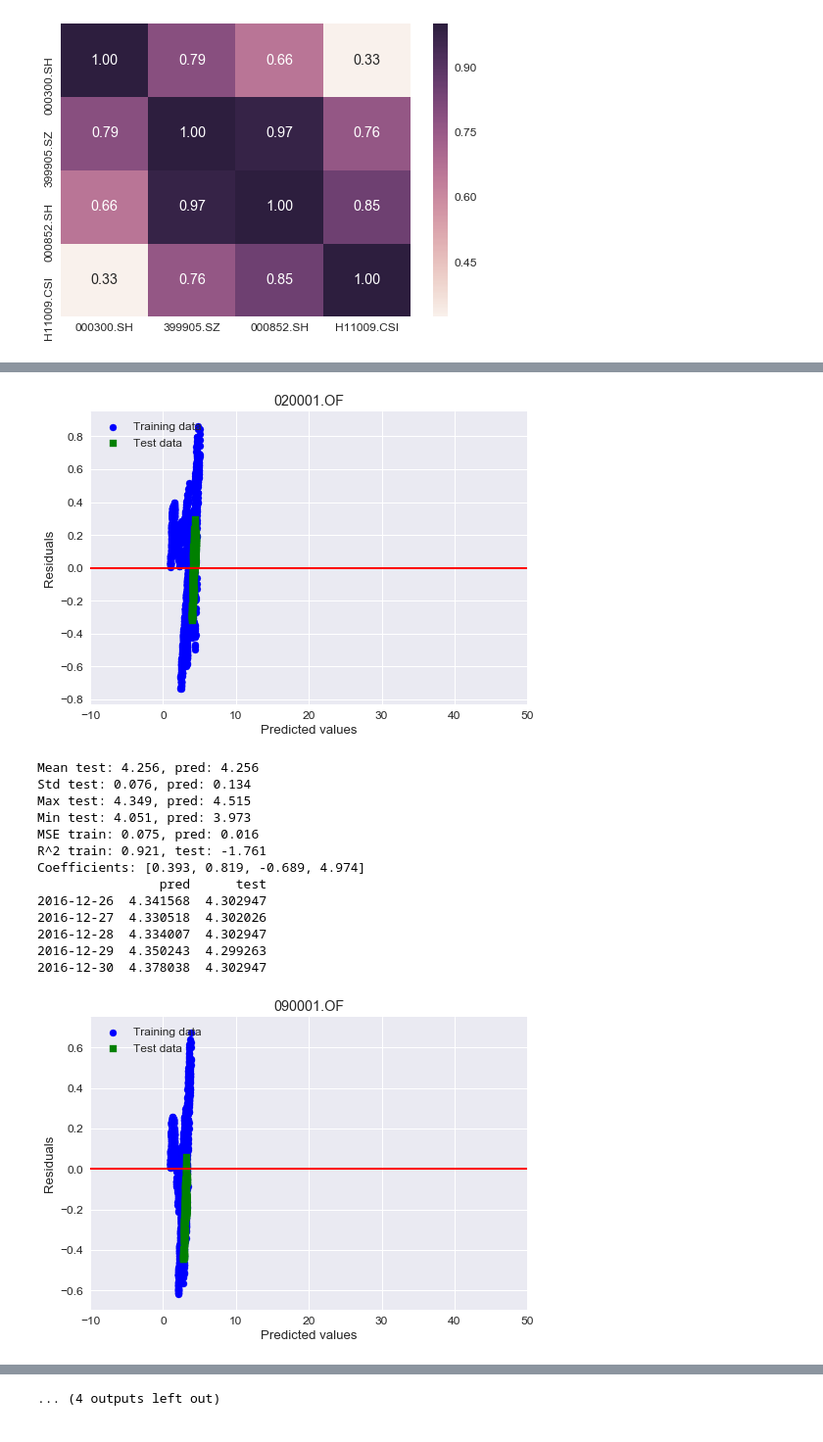
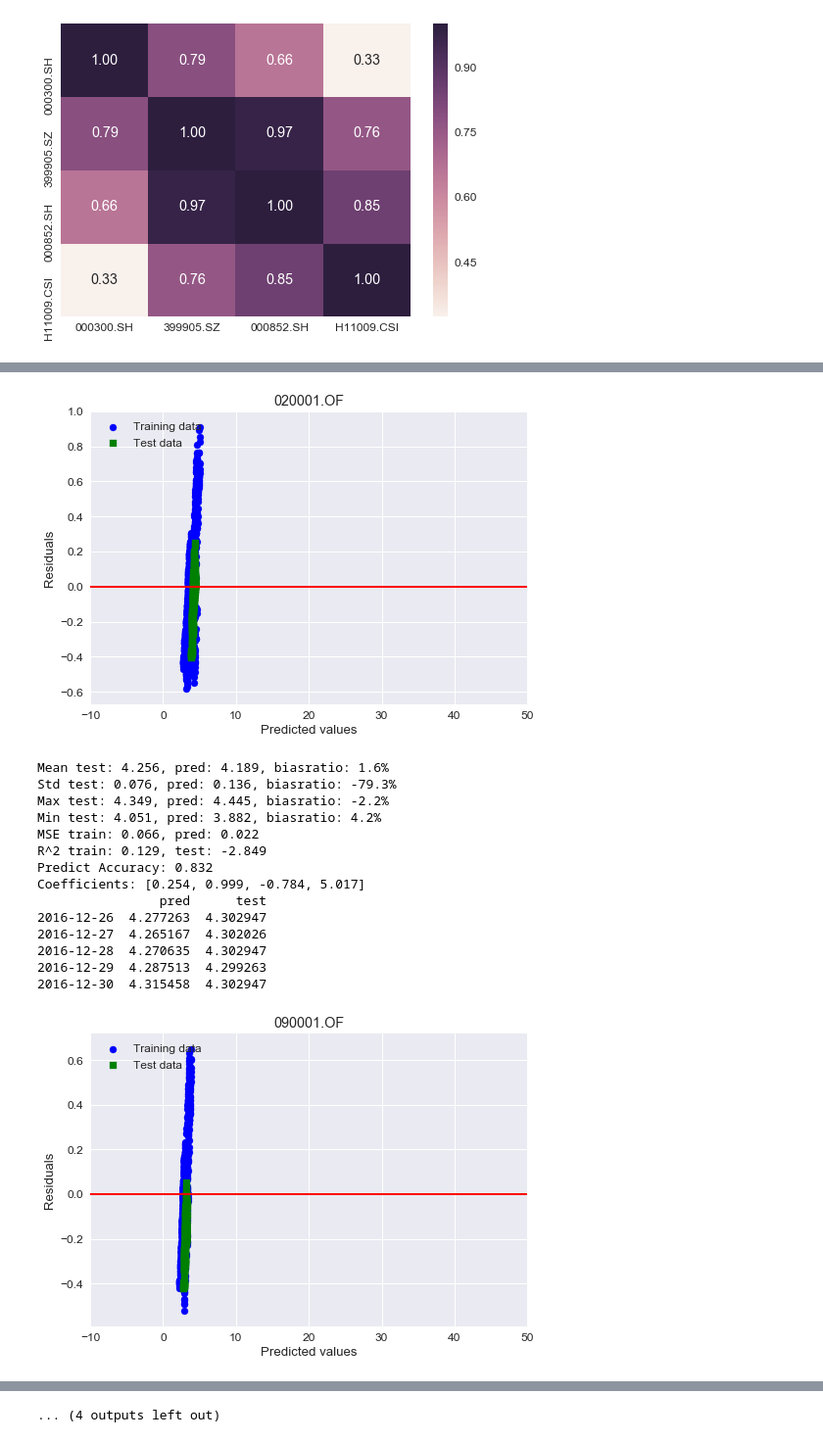
Before and after one commit to 1501213456/2016.M3.TQF-ML.FundPerformanceAttribution, a Jupyter notebook: FundPerformanceAttribution.ipynb, the cells around one changed output, grey strips where cells are left out. Shown: that part at 98% size. Drawn from its saved outputs; the diff is of its cells as text; code cells hidden in the pictures.

```diff
--- a/FundPerformanceAttribution.ipynb
+++ b/FundPerformanceAttribution.ipynb
@@ -57,6 +57,10 @@ import seaborn as sns
 sns.set(style='whitegrid',context='notebook')
 sns.pairplot(df_benchmark[benchmark_list],size=2.5)
 plt.show()
+# %%
+sns.set(style='whitegrid',context='notebook')
+sns.pairplot(df_activefunds[activefunds_list],size=2.5)
+plt.show()
 # %%
 # In the following code example, we will use NumPy's corrcoef function on the five
 # feature columns that we previously visualized in the scatterplot matrix, and we will
@@ -68,6 +71,11 @@ hm=sns.heatmap(cm,cbar=True,annot=True,fmt='.2f',yticklabels=cols,xticklabels=co
 plt.show()
 # %% [output]
 [figure]
+# %%
+cm=np.corrcoef(df_activefunds.values.T)
+sns.set(font_scale=1.2)
+hm=sns.heatmap(cm,cbar=True,annot=True,fmt='.2f',yticklabels=activefunds_list,xticklabels=activefunds_list)
+plt.show()
 # %%
 #Now we du principle component analysis on each funds and calculate the explained variance ratio
 # corresponding to the number of components.
@@ -129,52 +137,62 @@ n_components: 4, train_coef: [0.259, 0.19, -1.336, -4.494], test_coef: [0.254, 0
 # %%
 from sklearn.metrics import mean_squared_error
 from sklearn.metrics import r2_score
-X1_train=X[(X.index<='2015-12-31')&(X.index>'2004-12-31')]-1
+X1_train=X[(X.index<='2015-12-31')&(X.index>'2008-12-31')]-1
 X1_test=X[(X.index<='2016-12-31')&(X.index>'2015-12-31')]-1
 for i in range(len(activefunds_list)):
     y=df_activefunds[activefunds_list[i]]
-    y1_train=y[(y.index<='2015-12-31')&(y.index>'2004-12-31')]-1
+    y1_train=y[(y.index<='2015-12-31')&(y.index>'2008-12-31')]-1
     y1_test=y[(y.index<='2016-12-31')&(y.index>'2015-12-31')]-1
     slr.fit(X1_train,y1_train)
     y1_train_pred=slr.predict(X1_train)
     y1_test_pred=slr.predict(X1_test)
     y_train=y1_train+1
     y_train_pred=y1_train_pred+1
     y_test=y1_test+1
     y_test_pred=y1_test_pred+1
     plt.scatter(y_train_pred,y_train_pred-y_train,c='b',marker='o',label='Training data')
     plt.scatter(y_test_pred,y_test_pred-y_test,c='g',marker='s',label='Test data')
     plt.title(activefunds_list[i])
     plt.xlabel('Predicted values')
     plt.ylabel('Residuals')
     plt.legend(loc='upper left')
     plt.hlines(y=0,xmin=-10,xmax=50,lw=2,color='red')
     plt.xlim([-10,50])
     plt.show()
-    print('Mean test: %.3f, pred: %.3f'%(y_test.mean(),y_test_pred.mean()))
-    print('Std test: %.3f, pred: %.3f'%(y_test.std(),y_test_pred.std()))
-    print('Max test: %.3f, pred: %.3f'%(y_test.max(),y_test_pred.max()))
-    print('Min test: %.3f, pred: %.3f'%(y_test.min(),y_test_pred.min()))
-    print('MSE train: %.3f, pred: %.3F'%(mean_squared_error(y_train,y_train_pred),\
+    print('Mean test: %.3f, pred: %.3f, biasratio: %.1f%%'%(y_test.mean(),y_test_pred.mean(),\
+                                                           (1-y_test_pred.mean()/y_test.mean())*100))
+    print('Std test: %.3f, pred: %.3f, biasratio: %.1f%%'%(y_test.std(),y_test_pred.std(),\
+          (1-y_test_pred.std()/y_test.std())*100))
+    print('Max test: %.3f, pred: %.3f, biasratio: %.1f%%'%(y_test.max(),y_test_pred.max(),\
+          (1-y_test_pred.max()/y_test.max())*100))
+    print('Min test: %.3f, pred: %.3f, biasratio: %.1f%%'%(y_test.min(),y_test_pred.min(),\
+          (1-y_test_pred.min()/y_test.min())*100))
+    print('MSE train: %.3f, pred: %.3f'%(mean_squared_error(y_train,y_train_pred),\
           mean_squared_error(y_test,y_test_pred)))
     print('R^2 train: %.3f, test: %.3f'%(r2_score(y_train,y_train_pred),\
                                          r2_score(y_test,y_test_pred)))
+    count=0
+    for j in range(len(y_test)):
+        if abs(1-y_test_pred[j]/y_test[j])<0.05:
+            count=count+1
+    print('Predict Accuracy: %.3f'%(count/len(y_test)))
     print('Coefficients: ',end='')
     print([float('%.3f' % coef) for coef in slr.coef_])
     print(pd.DataFrame(data={'test':y_test,'pred':y_test_pred}).tail())
 # %% [output]
-[figure, old version]
+[figure, new version]
-Mean test: 4.256, pred: 4.256
-Std test: 0.076, pred: 0.134
-Max test: 4.349, pred: 4.515
-Min test: 4.051, pred: 3.973
-MSE train: 0.075, pred: 0.016
-R^2 train: 0.921, test: -1.761
-Coefficients: [0.393, 0.819, -0.689, 4.974]
+Mean test: 4.256, pred: 4.189, biasratio: 1.6%
+Std test: 0.076, pred: 0.136, biasratio: -79.3%
+Max test: 4.349, pred: 4.445, biasratio: -2.2%
+Min test: 4.051, pred: 3.882, biasratio: 4.2%
+MSE train: 0.066, pred: 0.022
+R^2 train: 0.129, test: -2.849
+Predict Accuracy: 0.832
+Coefficients: [0.254, 0.999, -0.784, 5.017]
                 pred      test
-2016-12-26  4.341568  4.302947
-2016-12-27  4.330518  4.302026
-2016-12-28  4.334007  4.302947
-2016-12-29  4.350243  4.299263
-2016-12-30  4.378038  4.302947
+2016-12-26  4.277263  4.302947
+2016-12-27  4.265167  4.302026
+2016-12-28  4.270635  4.302947
+2016-12-29  4.287513  4.299263
+2016-12-30  4.315458  4.302947
-[figure, old version]
+[figure, new version]
```
Also changed, not shown: parts of 2 cells of this notebook.
